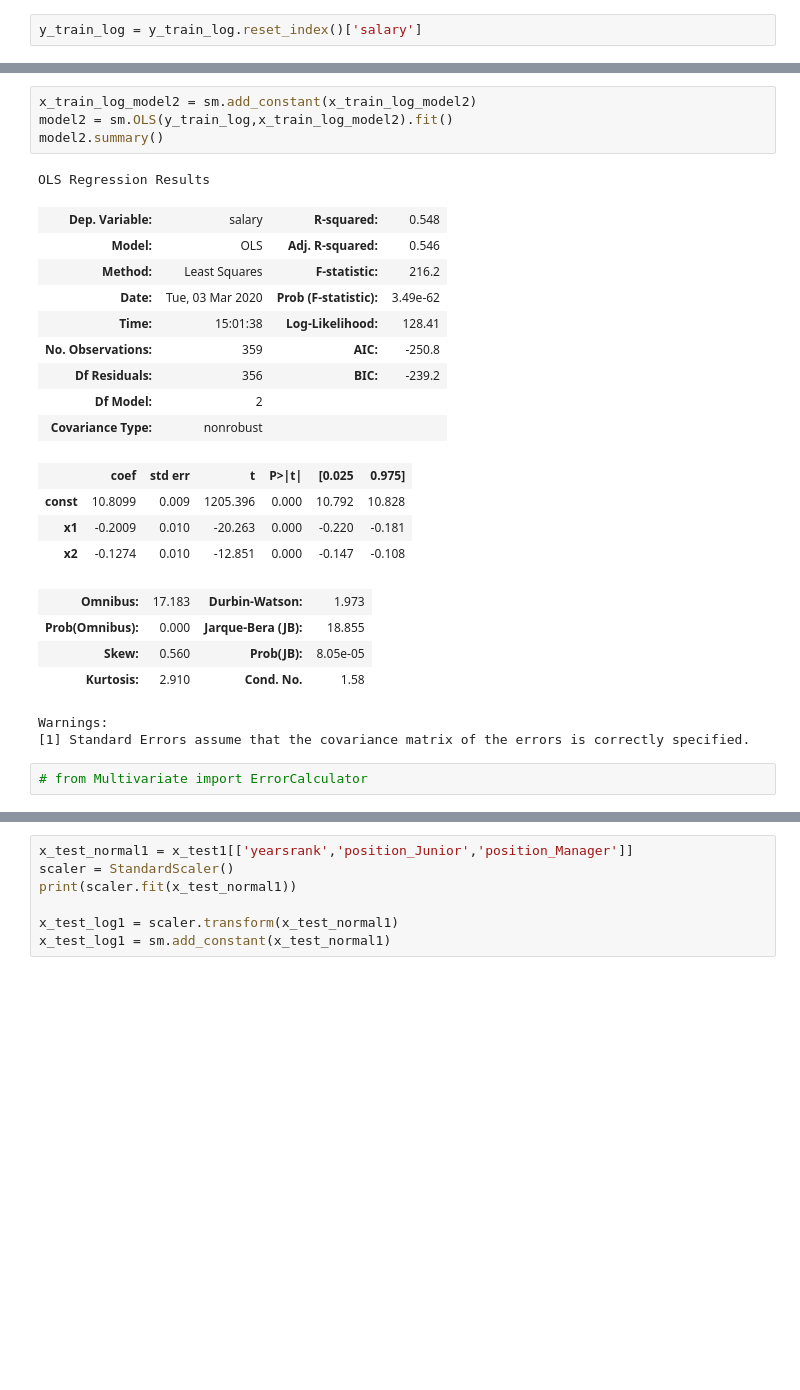
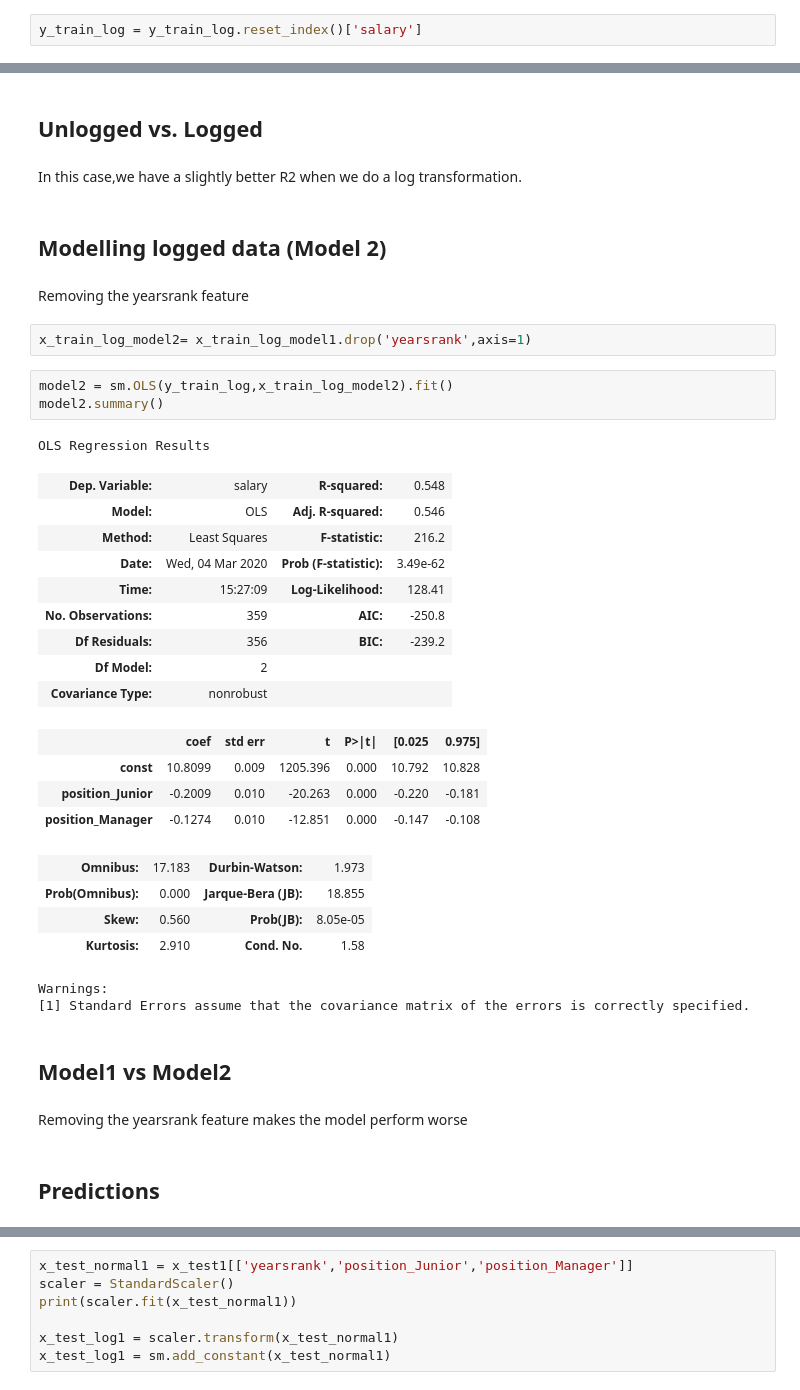
Before and after one commit to LeboSeribe/Multivariate-Regression, a Jupyter notebook: OOP.ipynb, the cells around one changed output, grey strips where cells are left out. Cells and saved outputs as stored; diff of their text form; blank space fills up the shorter version.

```diff
--- a/Untitled.ipynb
+++ b/OOP.ipynb
@@ -211,29 +177,42 @@ StandardScaler(copy=True, with_mean=True, with_std=True)
+# %% [markdown]
+## Unlogged vs. Logged
+# %% [markdown]
+In this case,we have a slightly better R2 when we do a log transformation.
+# %% [markdown]
+## Modelling logged data (Model 2)
+# %% [markdown]
+Removing the yearsrank feature
+# %%
+x_train_log_model2= x_train_log_model1.drop('yearsrank',axis=1)
 # %%
-x_train_log_model2 = sm.add_constant(x_train_log_model2)
 model2 = sm.OLS(y_train_log,x_train_log_model2).fit()
 model2.summary()
 # %% [output]
 OLS Regression Results
 | Dep. Variable: | salary | R-squared: | 0.548 |
 | Model: | OLS | Adj. R-squared: | 0.546 |
 | Method: | Least Squares | F-statistic: | 216.2 |
-| Date: | Tue, 03 Mar 2020 | Prob (F-statistic): | 3.49e-62 |
-| Time: | 15:01:38 | Log-Likelihood: | 128.41 |
+| Date: | Wed, 04 Mar 2020 | Prob (F-statistic): | 3.49e-62 |
+| Time: | 15:27:09 | Log-Likelihood: | 128.41 |
 | No. Observations: | 359 | AIC: | -250.8 |
 | Df Residuals: | 356 | BIC: | -239.2 |
 | Df Model: | 2 |  |  |
 | Covariance Type: | nonrobust |  |  |
 |  | coef | std err | t | P>|t| | [0.025 | 0.975] |
 | const | 10.8099 | 0.009 | 1205.396 | 0.000 | 10.792 | 10.828 |
-| x1 | -0.2009 | 0.010 | -20.263 | 0.000 | -0.220 | -0.181 |
-| x2 | -0.1274 | 0.010 | -12.851 | 0.000 | -0.147 | -0.108 |
+| position_Junior | -0.2009 | 0.010 | -20.263 | 0.000 | -0.220 | -0.181 |
+| position_Manager | -0.1274 | 0.010 | -12.851 | 0.000 | -0.147 | -0.108 |
 | Omnibus: | 17.183 | Durbin-Watson: | 1.973 |
 | Prob(Omnibus): | 0.000 | Jarque-Bera (JB): | 18.855 |
 | Skew: | 0.560 | Prob(JB): | 8.05e-05 |
 | Kurtosis: | 2.910 | Cond. No. | 1.58 |
 Warnings:
 [1] Standard Errors assume that the covariance matrix of the errors is correctly specified.
-# %%
-# from Multivariate import ErrorCalculator
+# %% [markdown]
+## Model1 vs Model2
+# %% [markdown]
+Removing the yearsrank feature makes the model perform worse
+# %% [markdown]
+## Predictions
 # %%
 y_test_log= np.log(y_test)
```
Also changed, not shown: parts of 37 cells of this notebook.
